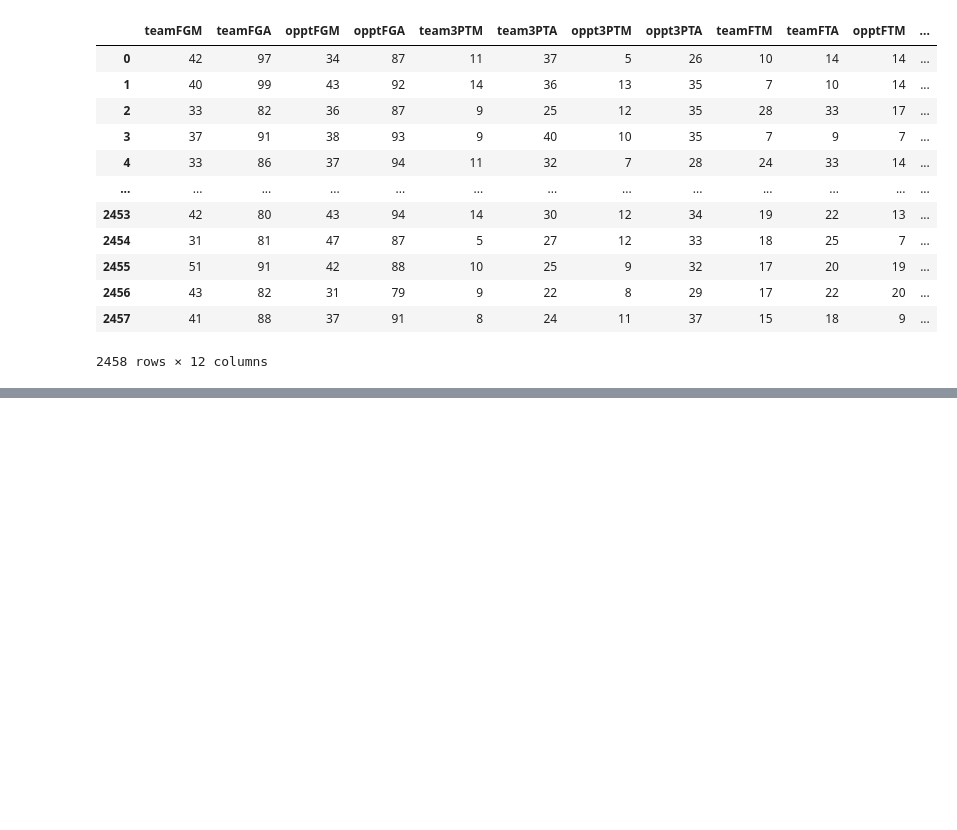
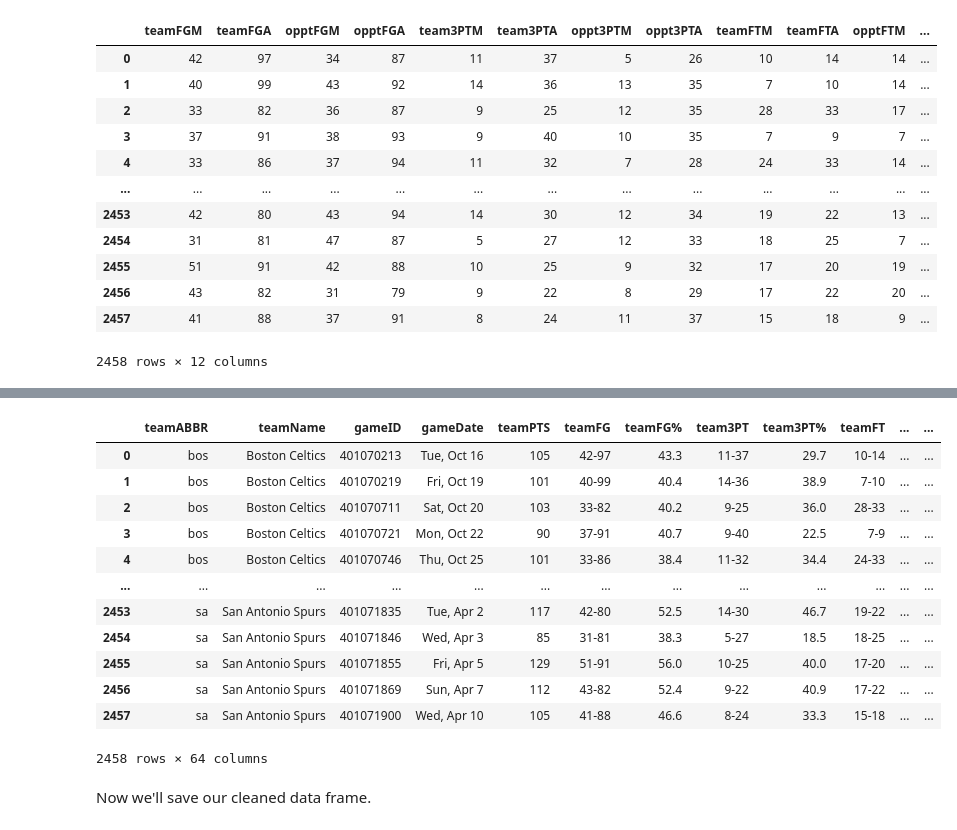
Before and after one commit to myrastone0/Oliver-s-Four-Factors-of-Basketball, a Jupyter notebook: nbs/nbaDataCleaning.ipynb, the cells around one changed output, grey strips where cells are left out. Cells and saved outputs as stored; diff of their text form; code cells hidden in the pictures; blank space fills up the shorter version.

Commit message:
finished data cleaning

```diff
--- a/nbs/nbaDataCleaning.ipynb
+++ b/nbs/nbaDataCleaning.ipynb
@@ -180,0 +173,20 @@ df.T.tail(12).T
+# %%
+df = pd.get_dummies(df, columns=['gameLoc', 'teamResult'])
+# %%
+df
+# %% [output]
+|  | teamABBR | teamName | gameID | gameDate | teamPTS | teamFG | teamFG% | team3PT | team3PT% | teamFT | ... | ... |
+| 0 | bos | Boston Celtics | 401070213 | Tue, Oct 16 | 105 | 42-97 | 43.3 | 11-37 | 29.7 | 10-14 | ... | ... |
+| 1 | bos | Boston Celtics | 401070219 | Fri, Oct 19 | 101 | 40-99 | 40.4 | 14-36 | 38.9 | 7-10 | ... | ... |
+| 2 | bos | Boston Celtics | 401070711 | Sat, Oct 20 | 103 | 33-82 | 40.2 | 9-25 | 36.0 | 28-33 | ... | ... |
+| 3 | bos | Boston Celtics | 401070721 | Mon, Oct 22 | 90 | 37-91 | 40.7 | 9-40 | 22.5 | 7-9 | ... | ... |
+| 4 | bos | Boston Celtics | 401070746 | Thu, Oct 25 | 101 | 33-86 | 38.4 | 11-32 | 34.4 | 24-33 | ... | ... |
+| ... | ... | ... | ... | ... | ... | ... | ... | ... | ... | ... | ... | ... |
+| 2453 | sa | San Antonio Spurs | 401071835 | Tue, Apr 2 | 117 | 42-80 | 52.5 | 14-30 | 46.7 | 19-22 | ... | ... |
+| 2454 | sa | San Antonio Spurs | 401071846 | Wed, Apr 3 | 85 | 31-81 | 38.3 | 5-27 | 18.5 | 18-25 | ... | ... |
+| 2455 | sa | San Antonio Spurs | 401071855 | Fri, Apr 5 | 129 | 51-91 | 56.0 | 10-25 | 40.0 | 17-20 | ... | ... |
+| 2456 | sa | San Antonio Spurs | 401071869 | Sun, Apr 7 | 112 | 43-82 | 52.4 | 9-22 | 40.9 | 17-22 | ... | ... |
+| 2457 | sa | San Antonio Spurs | 401071900 | Wed, Apr 10 | 105 | 41-88 | 46.6 | 8-24 | 33.3 | 15-18 | ... | ... |
+2458 rows × 64 columns
+# %% [markdown]
+Now we'll save our cleaned data frame.
```
Also changed, not shown: parts of 12 cells of this notebook, 2 other files.
